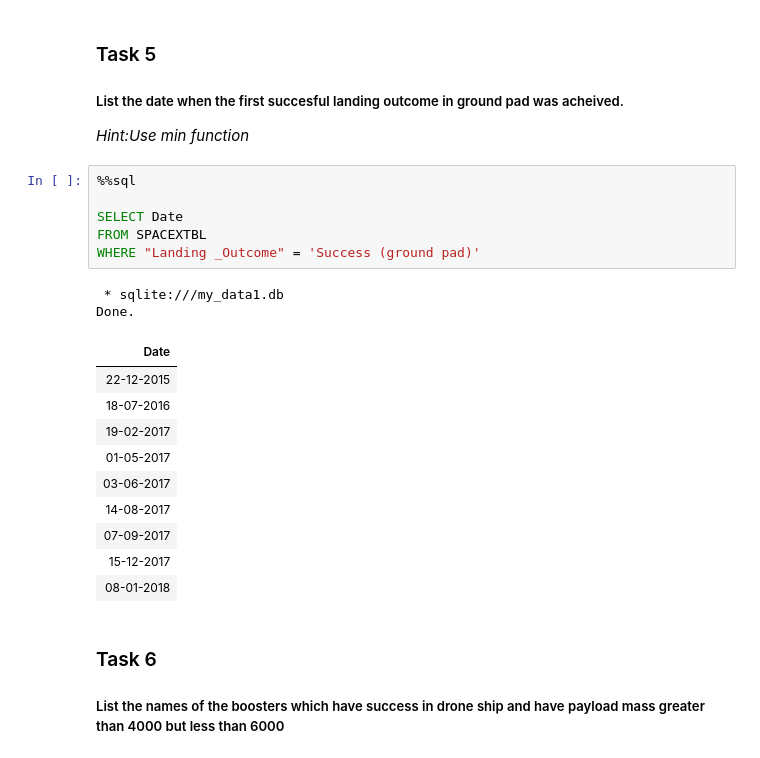
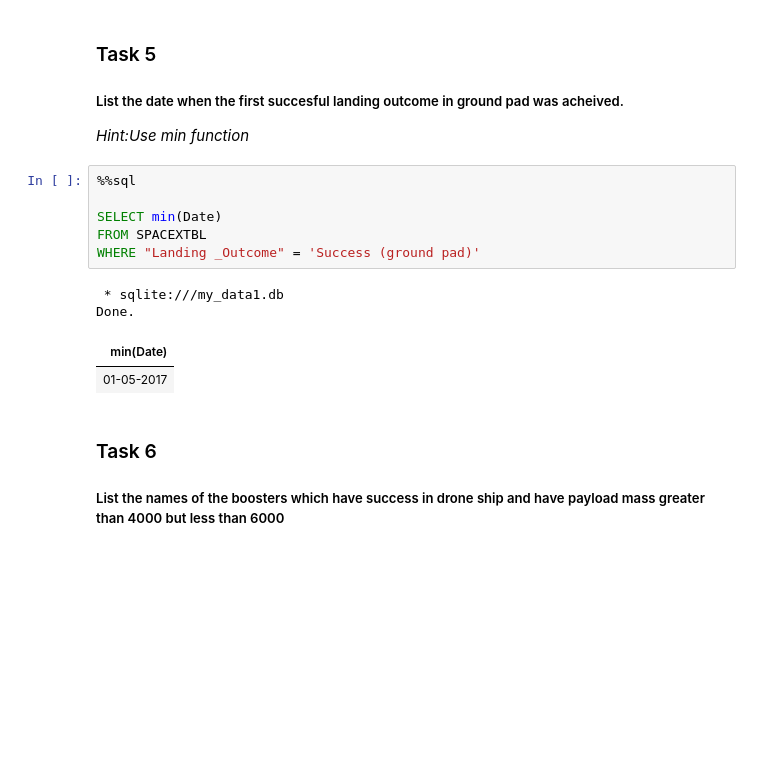
Before and after one commit to so-dipe/IBM-DS-PC, a Jupyter notebook: Capstone/jupyter_labs_eda_sql_coursera_sqllite.ipynb, the cells around one changed output. Drawn from its saved outputs; the diff is of its cells as text; blank space fills up the shorter version.

```diff
--- a/Capstone/jupyter_labs_eda_sql_coursera_sqllite.ipynb
+++ b/Capstone/jupyter_labs_eda_sql_coursera_sqllite.ipynb
@@ -216,22 +216,14 @@ Done.
 # %%
 %%sql
 
-SELECT Date
+SELECT min(Date)
 FROM SPACEXTBL
 WHERE "Landing _Outcome" = 'Success (ground pad)'
 # %% [output]
  * sqlite:///my_data1.db
 Done.
-| Date |
-| 22-12-2015 |
-| 18-07-2016 |
-| 19-02-2017 |
+| min(Date) |
 | 01-05-2017 |
-| 03-06-2017 |
-| 14-08-2017 |
-| 07-09-2017 |
-| 15-12-2017 |
-| 08-01-2018 |
 # %% [markdown]
 ### Task 6
 
```
Also changed, not shown: parts of 5 cells of this notebook.
